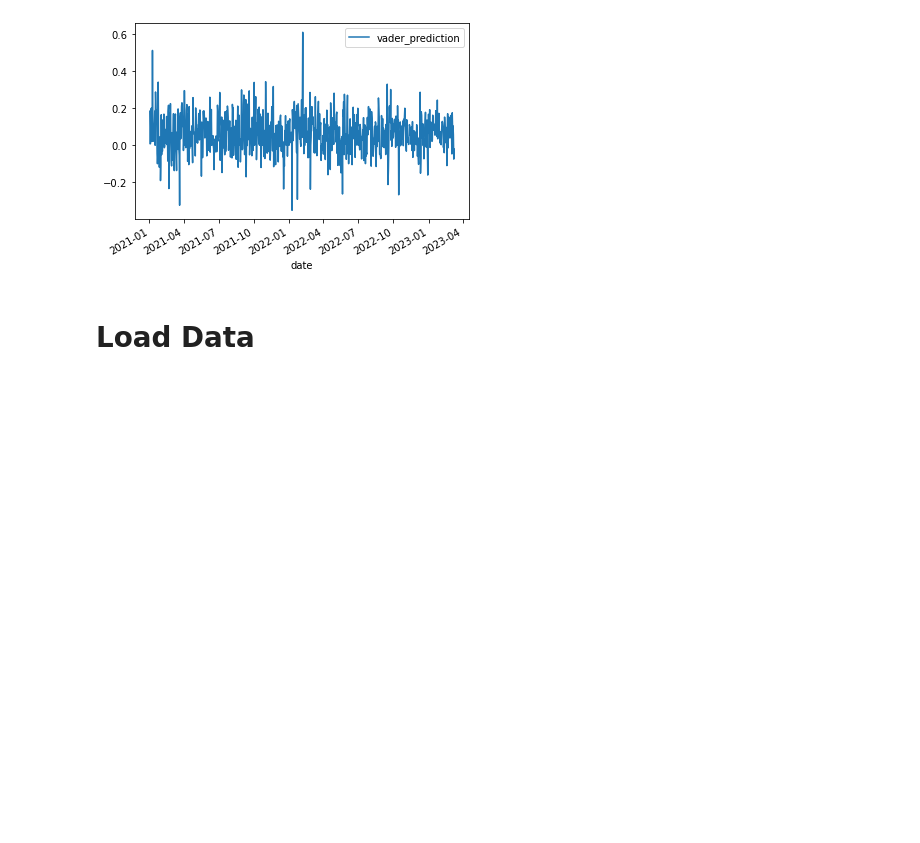
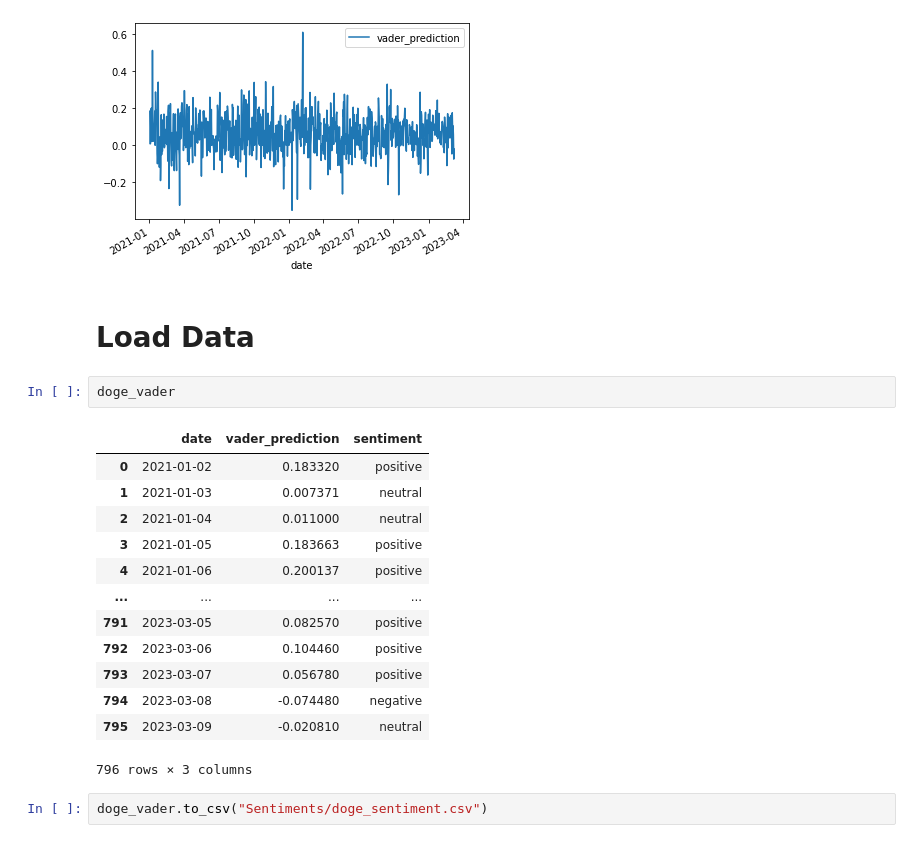
Before and after one commit to zarbin/UTA_Project-4, a Jupyter notebook: sandbox_JennS/sentiment_analysis_auto.ipynb, the cells around one changed output. Saved outputs shown, nothing was run; the diff lists cells and outputs as text; blank space fills up the shorter version.

```diff
--- a/sandbox_JennS/sentiment_analysis_auto.ipynb
+++ b/sandbox_JennS/sentiment_analysis_auto.ipynb
@@ -152,3 +152,21 @@ doge_vader.plot.line(x="date", y="vader_prediction")
 [figure]
 # %% [markdown]
 # Load Data
+# %%
+doge_vader
+# %% [output]
+|  | date | vader_prediction | sentiment |
+| 0 | 2021-01-02 | 0.183320 | positive |
+| 1 | 2021-01-03 | 0.007371 | neutral |
+| 2 | 2021-01-04 | 0.011000 | neutral |
+| 3 | 2021-01-05 | 0.183663 | positive |
+| 4 | 2021-01-06 | 0.200137 | positive |
+| ... | ... | ... | ... |
+| 791 | 2023-03-05 | 0.082570 | positive |
+| 792 | 2023-03-06 | 0.104460 | positive |
+| 793 | 2023-03-07 | 0.056780 | positive |
+| 794 | 2023-03-08 | -0.074480 | negative |
+| 795 | 2023-03-09 | -0.020810 | neutral |
+796 rows × 3 columns
+# %%
+doge_vader.to_csv("Sentiments/doge_sentiment.csv")
```
Also changed, not shown: 1 other file.
